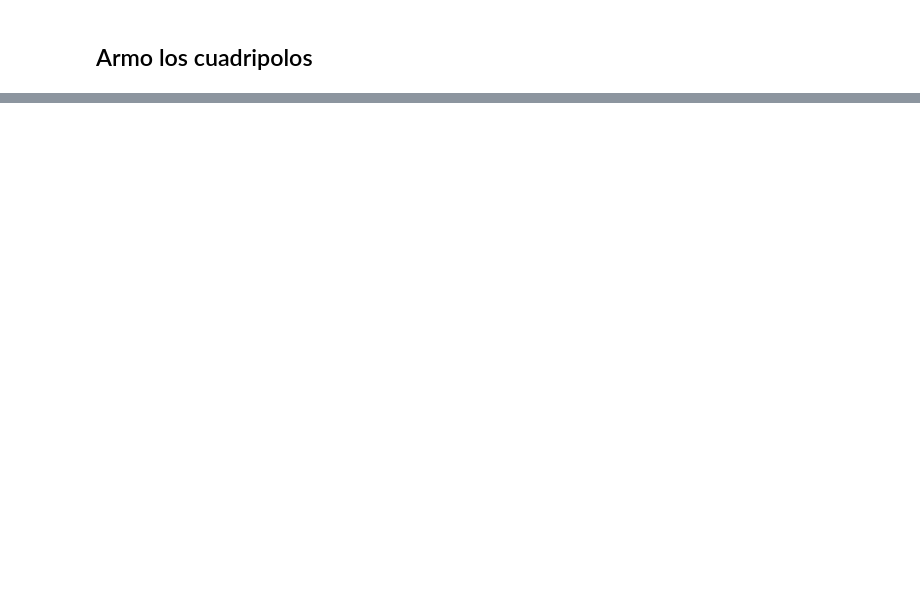
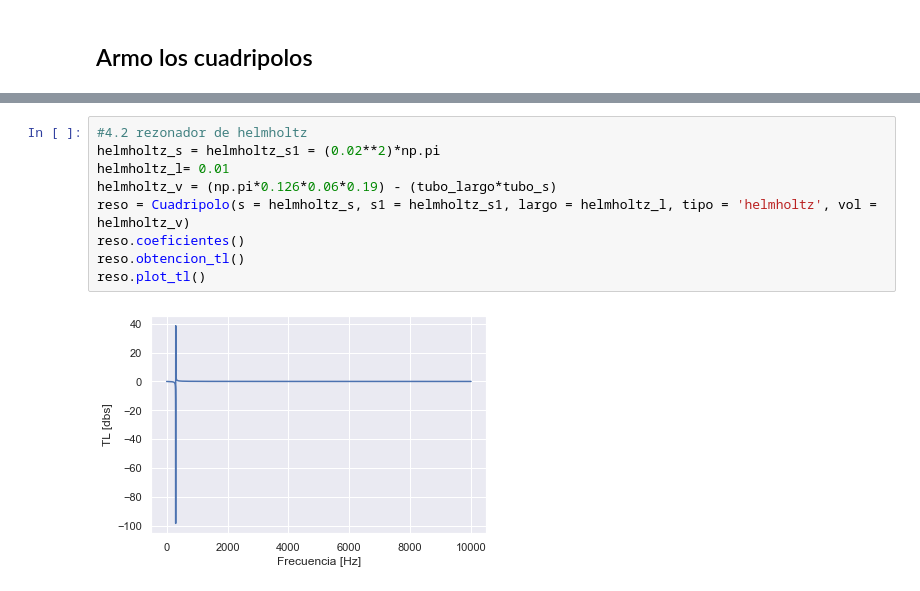
Before and after one commit to tomascufaro/quadrupoles, a Jupyter notebook: cuadripolos_aplication.ipynb, the cells around one changed output, grey strips where cells are left out. Drawn from its saved outputs; the diff is of its cells as text; blank space fills up the shorter version.

```diff
--- a/cuadripolos_aplication.ipynb
+++ b/cuadripolos_aplication.ipynb
@@ -74 +76,12 @@ No handles with labels found to put in legend.
+# %%
+#4.2 rezonador de helmholtz
+helmholtz_s = helmholtz_s1 = (0.02**2)*np.pi
+helmholtz_l= 0.01
+helmholtz_v = (np.pi*0.126*0.06*0.19) - (tubo_largo*tubo_s)
+reso = Cuadripolo(s = helmholtz_s, s1 = helmholtz_s1, largo = helmholtz_l, tipo = 'helmholtz', vol = helmholtz_v)
+reso.coeficientes()
+reso.obtencion_tl()
+reso.plot_tl()
+# %% [output]
+[figure, added]
 # %%
```
Also changed, not shown: parts of 11 cells of this notebook, 2 other files.
